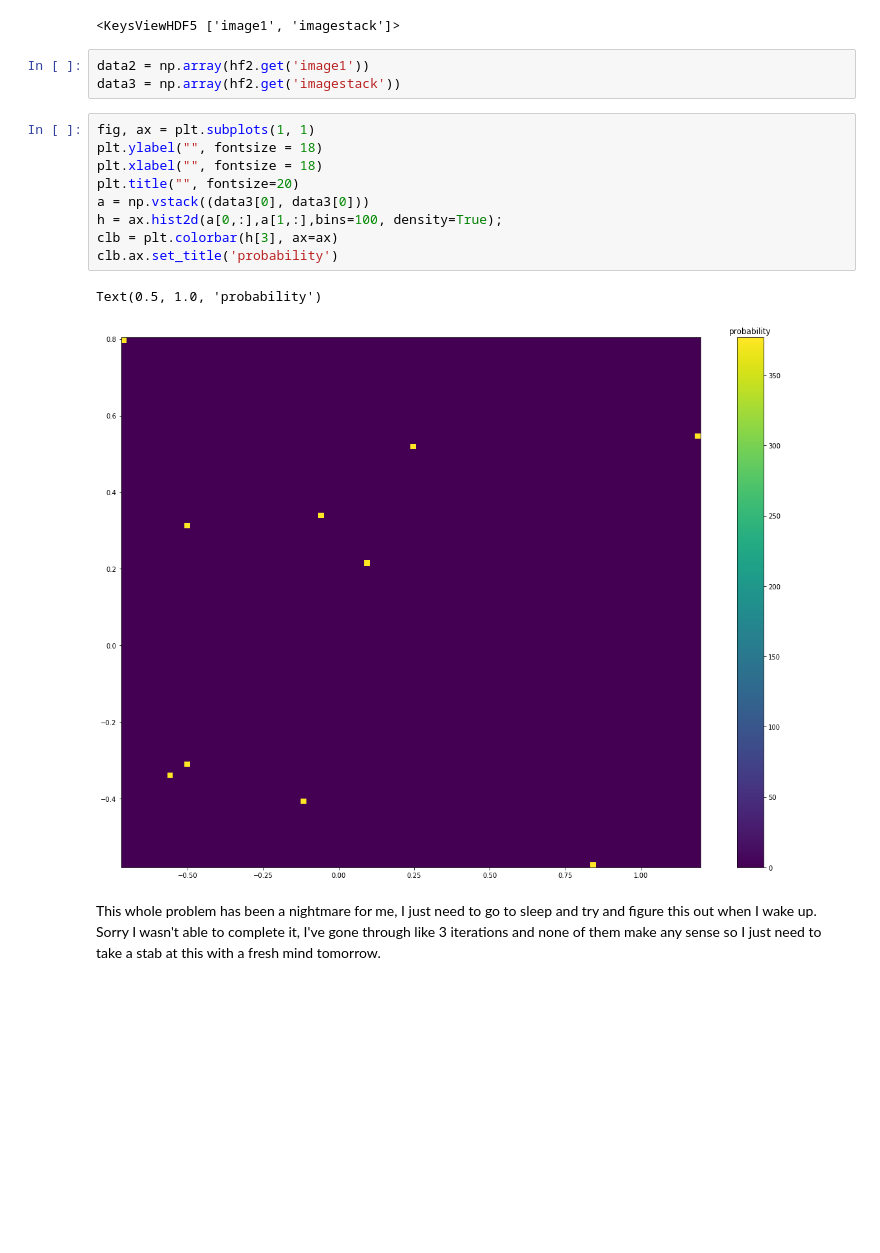
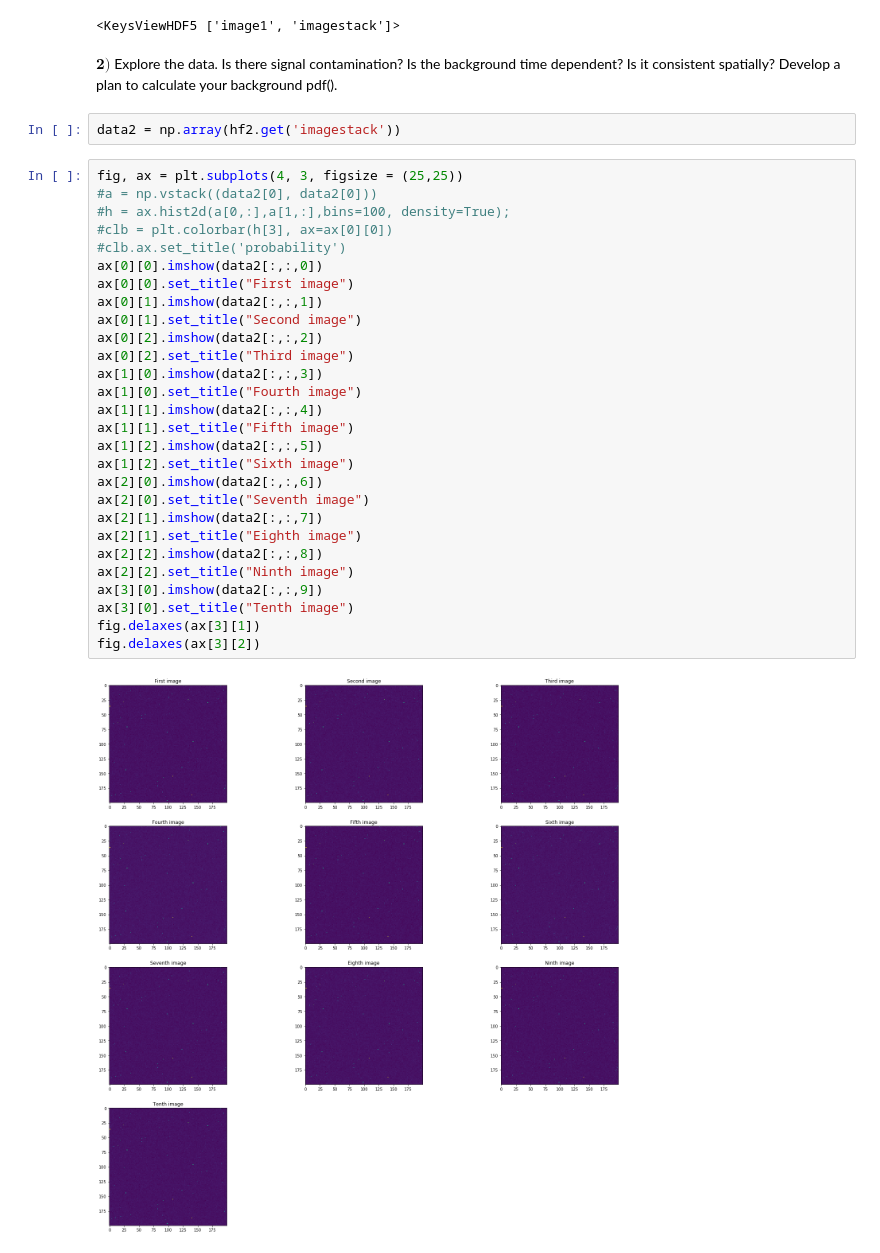
Before and after one commit to Cosack135/PHYS-434, a Jupyter notebook: Lab4.ipynb, the cells around one changed output. Cells and saved outputs as stored; diff of their text form; blank space fills up the shorter version.

```diff
--- a/Lab4.ipynb
+++ b/Lab4.ipynb
@@ -167,20 +235,37 @@ hf2 = h5py.File('images.h5', 'r')
 hf2.keys()
 # %% [output]
 <KeysViewHDF5 ['image1', 'imagestack']>
+# %% [markdown]
+$\textbf{2)}$ Explore the data. Is there signal contamination? Is the background time dependent? Is it consistent spatially? Develop a plan to calculate your background pdf().
 # %%
-data2 = np.array(hf2.get('image1'))
-data3 = np.array(hf2.get('imagestack'))
+data2 = np.array(hf2.get('imagestack'))
-# %%
-fig, ax = plt.subplots(1, 1)
-plt.ylabel("", fontsize = 18)
-plt.xlabel("", fontsize = 18)
-plt.title("", fontsize=20)
-a = np.vstack((data3[0], data3[0]))
-h = ax.hist2d(a[0,:],a[1,:],bins=100, density=True);
-clb = plt.colorbar(h[3], ax=ax)
-clb.ax.set_title('probability')
-# %% [output]
-Text(0.5, 1.0, 'probability')
-[figure, removed]
-# %% [markdown]
-This whole problem has been a nightmare for me, I just need to go to sleep and try and figure this out when I wake up. Sorry I wasn't able to complete it, I've gone through like 3 iterations and none of them make any sense so I just need to take a stab at this with a fresh mind tomorrow.
+# %%
+fig, ax = plt.subplots(4, 3, figsize = (25,25))
+#a = np.vstack((data2[0], data2[0]))
+#h = ax.hist2d(a[0,:],a[1,:],bins=100, density=True);
+#clb = plt.colorbar(h[3], ax=ax[0][0])
+#clb.ax.set_title('probability')
+ax[0][0].imshow(data2[:,:,0])
+ax[0][0].set_title("First image")
+ax[0][1].imshow(data2[:,:,1])
+ax[0][1].set_title("Second image")
+ax[0][2].imshow(data2[:,:,2])
+ax[0][2].set_title("Third image")
+ax[1][0].imshow(data2[:,:,3])
+ax[1][0].set_title("Fourth image")
+ax[1][1].imshow(data2[:,:,4])
+ax[1][1].set_title("Fifth image")
+ax[1][2].imshow(data2[:,:,5])
+ax[1][2].set_title("Sixth image")
+ax[2][0].imshow(data2[:,:,6])
+ax[2][0].set_title("Seventh image")
+ax[2][1].imshow(data2[:,:,7])
+ax[2][1].set_title("Eighth image")
+ax[2][2].imshow(data2[:,:,8])
+ax[2][2].set_title("Ninth image")
+ax[3][0].imshow(data2[:,:,9])
+ax[3][0].set_title("Tenth image")
+fig.delaxes(ax[3][1])
+fig.delaxes(ax[3][2])
+# %% [output]
+[figure, added]
```
Also changed, not shown: parts of 22 cells of this notebook, 1 other file.
